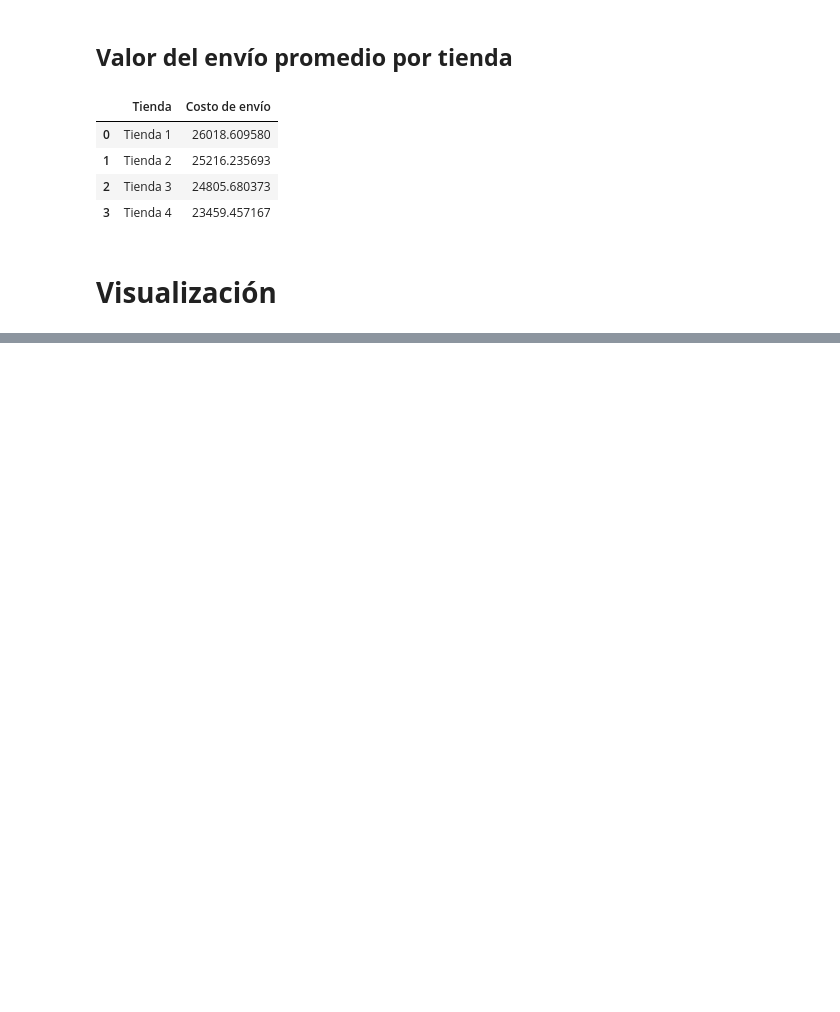
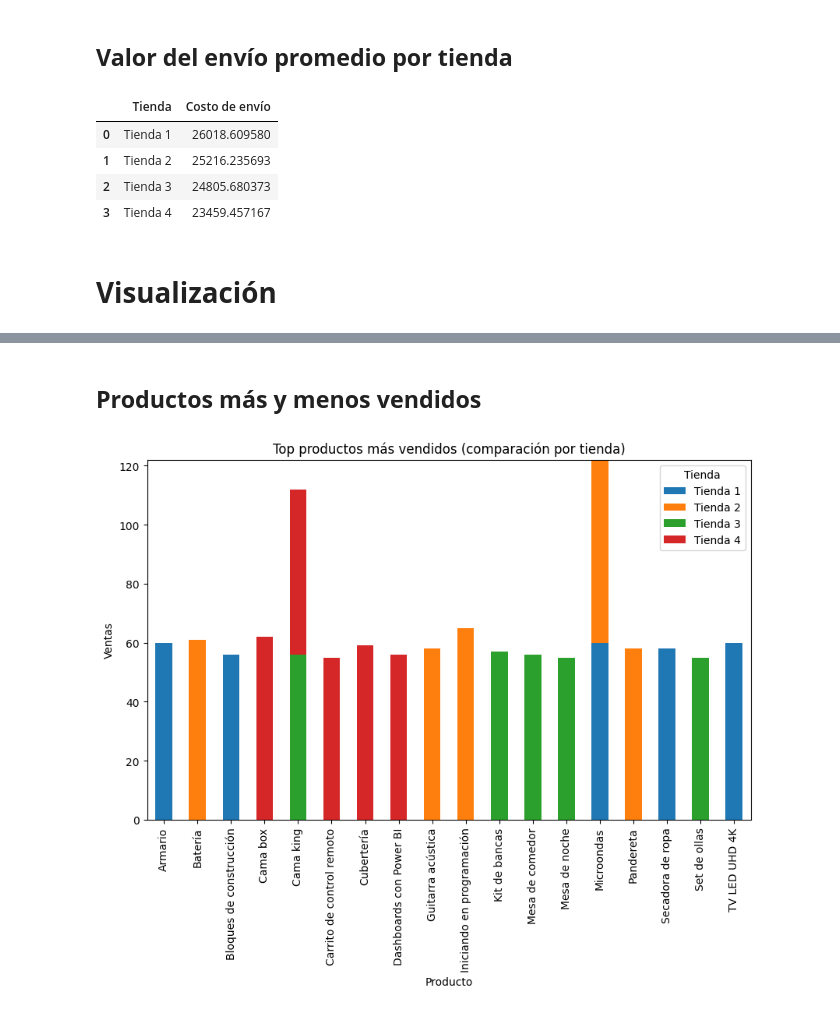
Before and after one commit to AndreaCisneros/challenge-alura-store, a Jupyter notebook: Alura-store.ipynb, the cells around one changed output, grey strips where cells are left out. Cells and saved outputs as stored; diff of their text form; code cells hidden in the pictures; blank space fills up the shorter version.

```diff
--- a/Alura-store.ipynb
+++ b/Alura-store.ipynb
@@ -404,0 +440,18 @@ costo_envio_promedio
+# %% [markdown]
+## **Productos más y menos vendidos**
+# %%
+pivot_mas = top5.pivot_table(
+    index='Producto',
+    columns='Tienda',
+    values='Ventas',
+    fill_value=0
+)
+
+pivot_mas.plot(kind='bar', stacked=True, figsize=(10, 6))
+
+plt.title('Top productos más vendidos (comparación por tienda)')
+plt.ylabel("Ventas")
+plt.xticks(rotation=90)
+plt.show()
+# %% [output]
+[figure, added]
```
Also changed, not shown: parts of 11 cells of this notebook.
